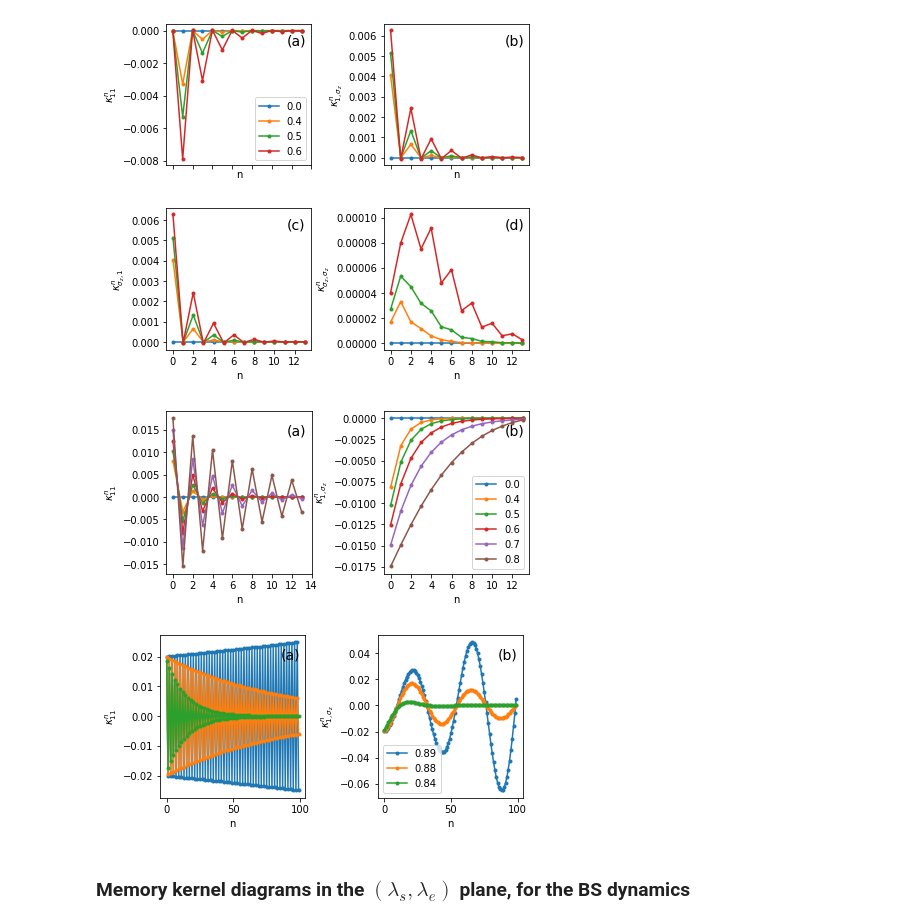
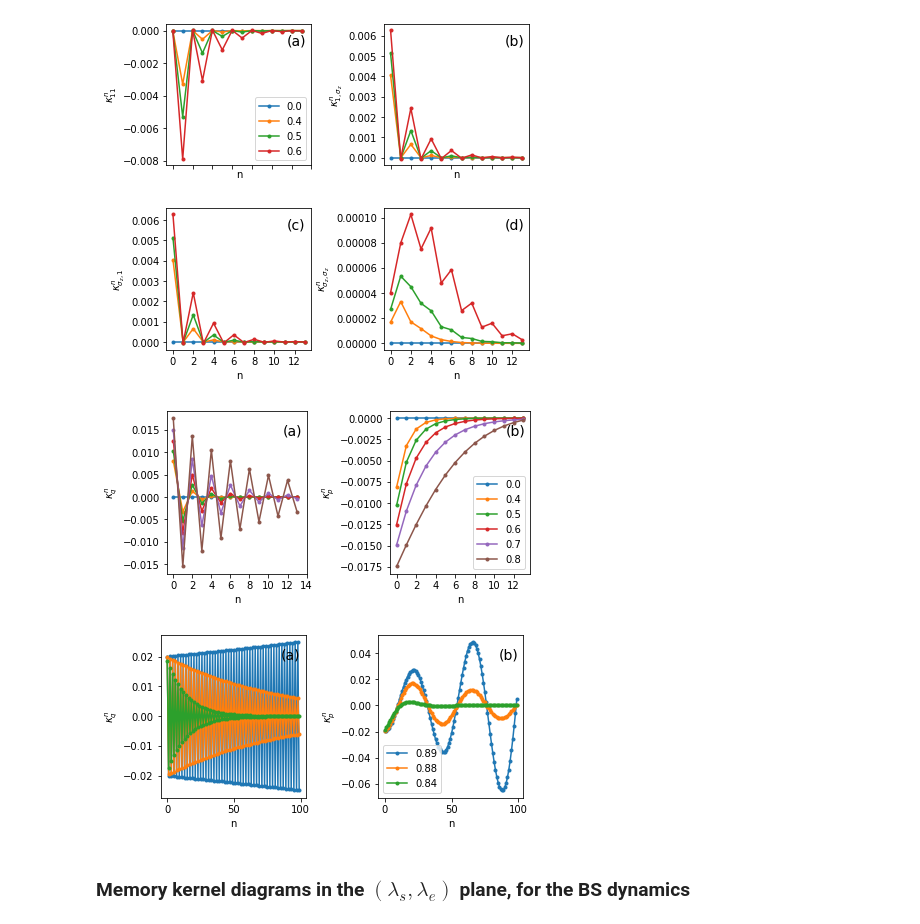
Before and after one commit to gtlandi/gaussianonmark, a Jupyter notebook: GaussianNonMark.ipynb, the cells around one changed output. Cells and saved outputs as stored; diff of their text form; code cells hidden in the pictures.

```diff
--- a/GaussianNonMark.ipynb
+++ b/GaussianNonMark.ipynb
@@ -510,32 +510,32 @@ plt.show()
 # %%
 # Memory Kernel for Q and P in the TMS dynamics;
 fig, ((ax1,ax2)) = plt.subplots(1,2, sharex = True, figsize = (6.5,3))
-plt.subplots_adjust(wspace=0.5, hspace=0.3)
+plt.subplots_adjust(wspace=0.6, hspace=0.3)
 nf = 14
 λs = 0.1
 for νe in [0.0,0.4,0.5,0.6,0.7,0.8]:
     X, Y = XY_TMS(λs, νe, ϵ)
     mems = memory_kernel(X, range(0,nf))
     x = range(0,nf)
     y = [kappa_q(mem) for mem in mems]
     ax1.plot(x,y, label = νe, marker = '.')
     y = [kappa_p(mem) for mem in mems]
     ax2.plot(x,y, label = νe, marker = '.')
 
 
 ax1.set_xlabel('n')
 ax2.set_xlabel('n')
-ax1.set_ylabel(r'$\kappa_{11}^n$')
-ax2.set_ylabel(r'$\kappa_{1,\sigma_z}^n$')
+ax1.set_ylabel(r'$\kappa_{q}^n$')
+ax2.set_ylabel(r'$\kappa_{p}^n$')
 ax1.set_xticks([0,2,4,6,8,10,12,14])
 ax1.annotate('(a)', xy=(0.83,0.85), xycoords= 'axes fraction',fontsize=14)
 ax2.annotate('(b)', xy=(0.83,0.85), xycoords= 'axes fraction',fontsize=14)
 ax2.legend()
 
 #plt.savefig('MK_TMS_QP.pdf',bbox_inches='tight')
 plt.show()
 # %% [output]
-[figure, old version]
+[figure, new version]
 # %%
 # Memory Kernel for Q and P in the TMS dynamics; for larger ν
 fig, ((ax1,ax2)) = plt.subplots(1,2, sharex = True, figsize = (6.5,3))
@@ -554,8 +554,8 @@ for νe in [0.89,0.88,0.84]:
 
 ax1.set_xlabel('n')
 ax2.set_xlabel('n')
-ax1.set_ylabel(r'$\kappa_{11}^n$')
-ax2.set_ylabel(r'$\kappa_{1,\sigma_z}^n$')
+ax1.set_ylabel(r'$\kappa_{q}^n$')
+ax2.set_ylabel(r'$\kappa_{p}^n$')
 #ax1.set_xticks([0,2,4,6,8,10,12,14])
 ax1.annotate('(a)', xy=(0.83,0.85), xycoords= 'axes fraction',fontsize=14)
 ax2.annotate('(b)', xy=(0.83,0.85), xycoords= 'axes fraction',fontsize=14)
@@ -564,7 +564,7 @@ ax2.legend()
 #plt.savefig('MK_TMS_QP_divergent.pdf',bbox_inches='tight')
 plt.show()
 # %% [output]
-[figure, old version]
+[figure, new version]
 # %% [markdown]
 ### Memory kernel diagrams in the $(\lambda_s, \lambda_e)$ plane, for the BS dynamics
 # %%
```
Also changed, not shown: 1 other file.
